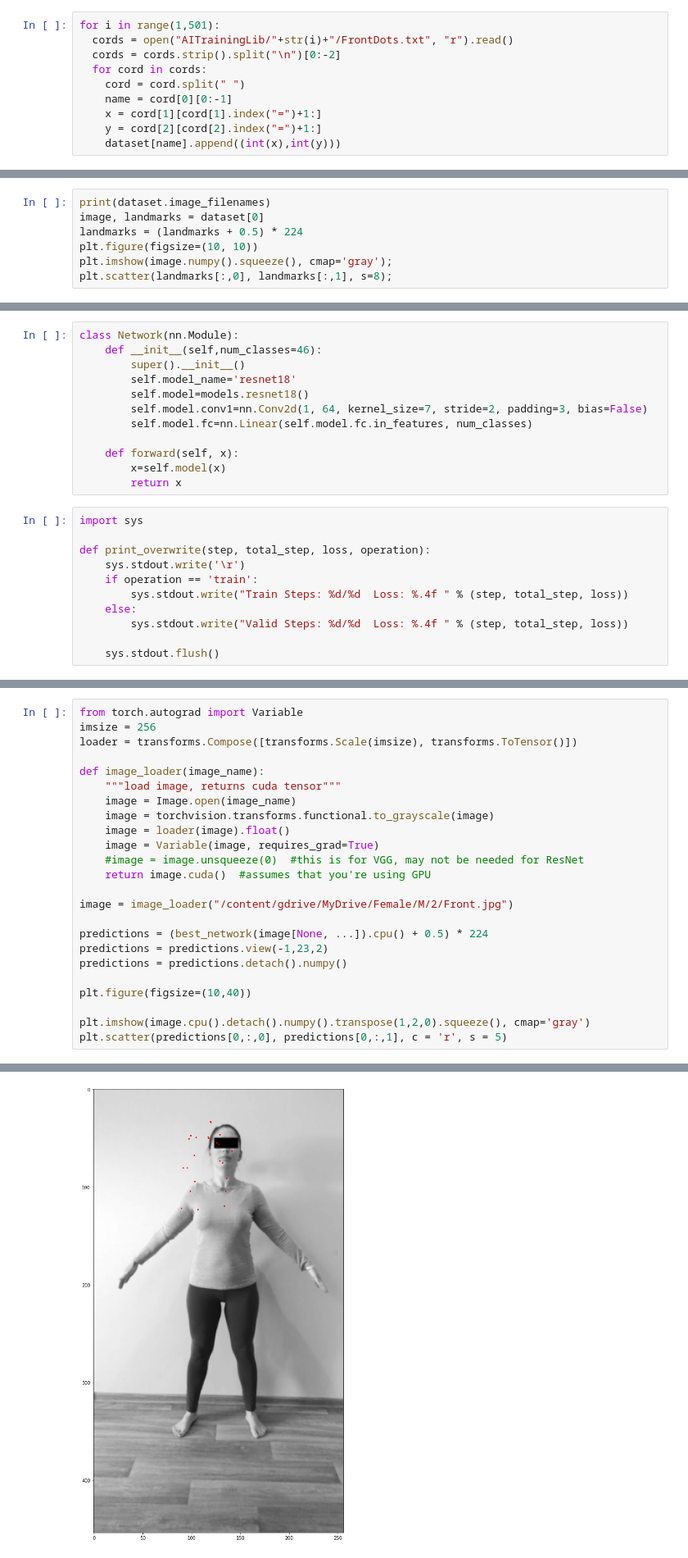
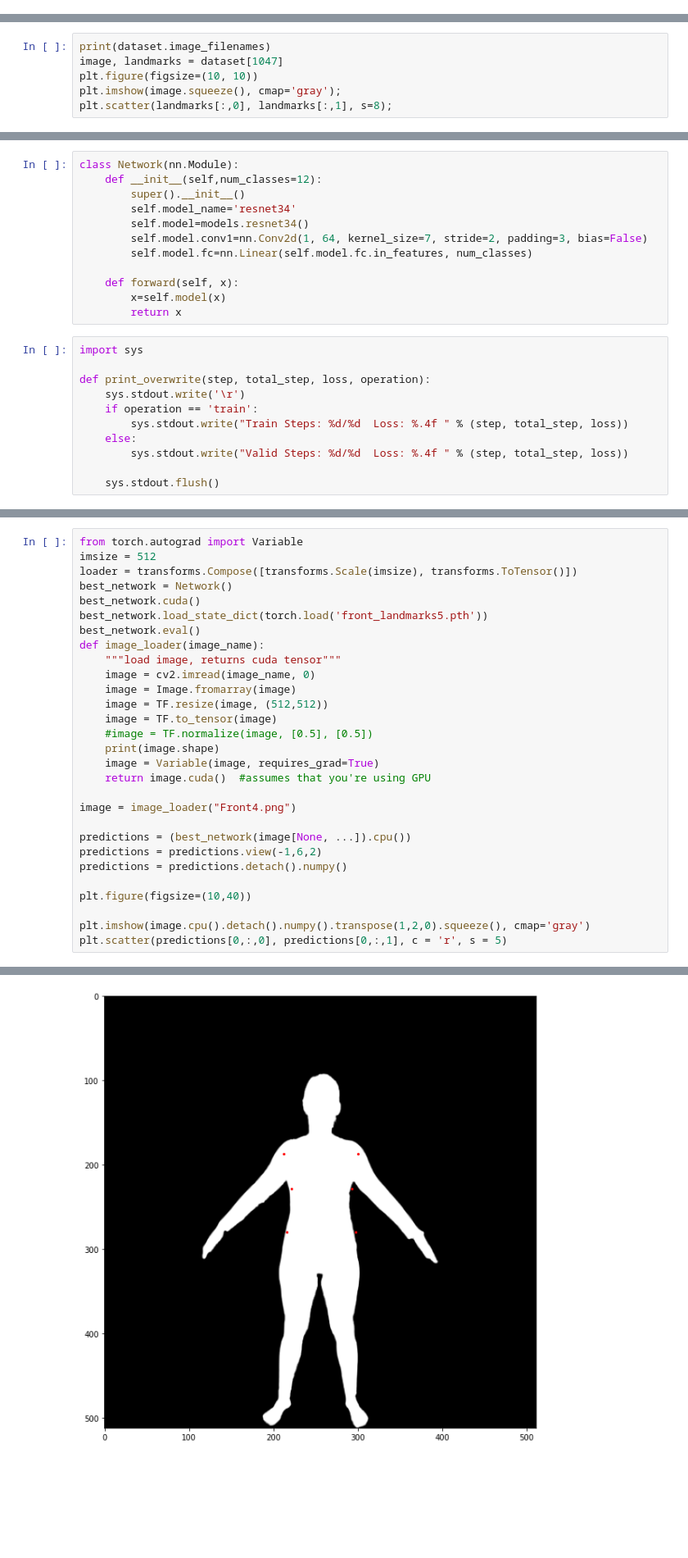
Before and after one commit to Matvezy/Body-Mesurments, a Jupyter notebook: TrainExp.ipynb, the cells around one changed output, grey strips where cells are left out. Shown at 82% size. Cells and saved outputs as stored; diff of their text form; blank space fills up the shorter version.

```diff
--- a/TrainExp.ipynb
+++ b/TrainExp.ipynb
@@ -238,10 +11,0 @@ dataset =  {"Mask":[], "1":[], "2":[], "3":[], "4":[], "5":[], "6":[],"7":[], "8
-# %%
-for i in range(1,501):
-  cords = open("AITrainingLib/"+str(i)+"/FrontDots.txt", "r").read()
-  cords = cords.strip().split("\n")[0:-2]
-  for cord in cords:
-    cord = cord.split(" ")
-    name = cord[0][0:-1]
-    x = cord[1][cord[1].index("=")+1:]
-    y = cord[2][cord[2].index("=")+1:]
-    dataset[name].append((int(x),int(y)))
@@ -398,9 +89,8 @@ class FaceLandmarksDataset(Dataset):
 dataset = FaceLandmarksDataset(Transforms())
 # %%
 print(dataset.image_filenames)
-image, landmarks = dataset[0]
-landmarks = (landmarks + 0.5) * 224
+image, landmarks = dataset[1047]
 plt.figure(figsize=(10, 10))
-plt.imshow(image.numpy().squeeze(), cmap='gray');
+plt.imshow(image.squeeze(), cmap='gray');
 plt.scatter(landmarks[:,0], landmarks[:,1], s=8);
 # %% [output]
@@ -433,9 +122,9 @@ torch.Size([64, 23, 2])
 # %%
 class Network(nn.Module):
-    def __init__(self,num_classes=46):
+    def __init__(self,num_classes=12):
         super().__init__()
-        self.model_name='resnet18'
-        self.model=models.resnet18()
+        self.model_name='resnet34'
+        self.model=models.resnet34()
         self.model.conv1=nn.Conv2d(1, 64, kernel_size=7, stride=2, padding=3, bias=False)
         self.model.fc=nn.Linear(self.model.fc.in_features, num_classes)
 
@@ -572,21 +311,26 @@ Elapsed Time : 13.388921737670898
 # %%
 from torch.autograd import Variable
-imsize = 256
+imsize = 512
 loader = transforms.Compose([transforms.Scale(imsize), transforms.ToTensor()])
-
+best_network = Network()
+best_network.cuda()
+best_network.load_state_dict(torch.load('front_landmarks5.pth'))
+best_network.eval()
 def image_loader(image_name):
     """load image, returns cuda tensor"""
-    image = Image.open(image_name)
-    image = torchvision.transforms.functional.to_grayscale(image)
-    image = loader(image).float()
+    image = cv2.imread(image_name, 0)
+    image = Image.fromarray(image)
+    image = TF.resize(image, (512,512))
+    image = TF.to_tensor(image)
+    #image = TF.normalize(image, [0.5], [0.5])
+    print(image.shape)
     image = Variable(image, requires_grad=True)
-    #image = image.unsqueeze(0)  #this is for VGG, may not be needed for ResNet
     return image.cuda()  #assumes that you're using GPU
 
-image = image_loader("/content/gdrive/MyDrive/Female/M/2/Front.jpg")
+image = image_loader("Front4.png")
 
-predictions = (best_network(image[None, ...]).cpu() + 0.5) * 224
-predictions = predictions.view(-1,23,2)
+predictions = (best_network(image[None, ...]).cpu())
+predictions = predictions.view(-1,6,2)
 predictions = predictions.detach().numpy()
 
 plt.figure(figsize=(10,40))
@@ -598 +343 @@ plt.scatter(predictions[0,:,0], predictions[0,:,1], c = 'r', s = 5)
-[figure, old version]
+[figure, new version]
```
Also changed, not shown: parts of 31 cells of this notebook.
